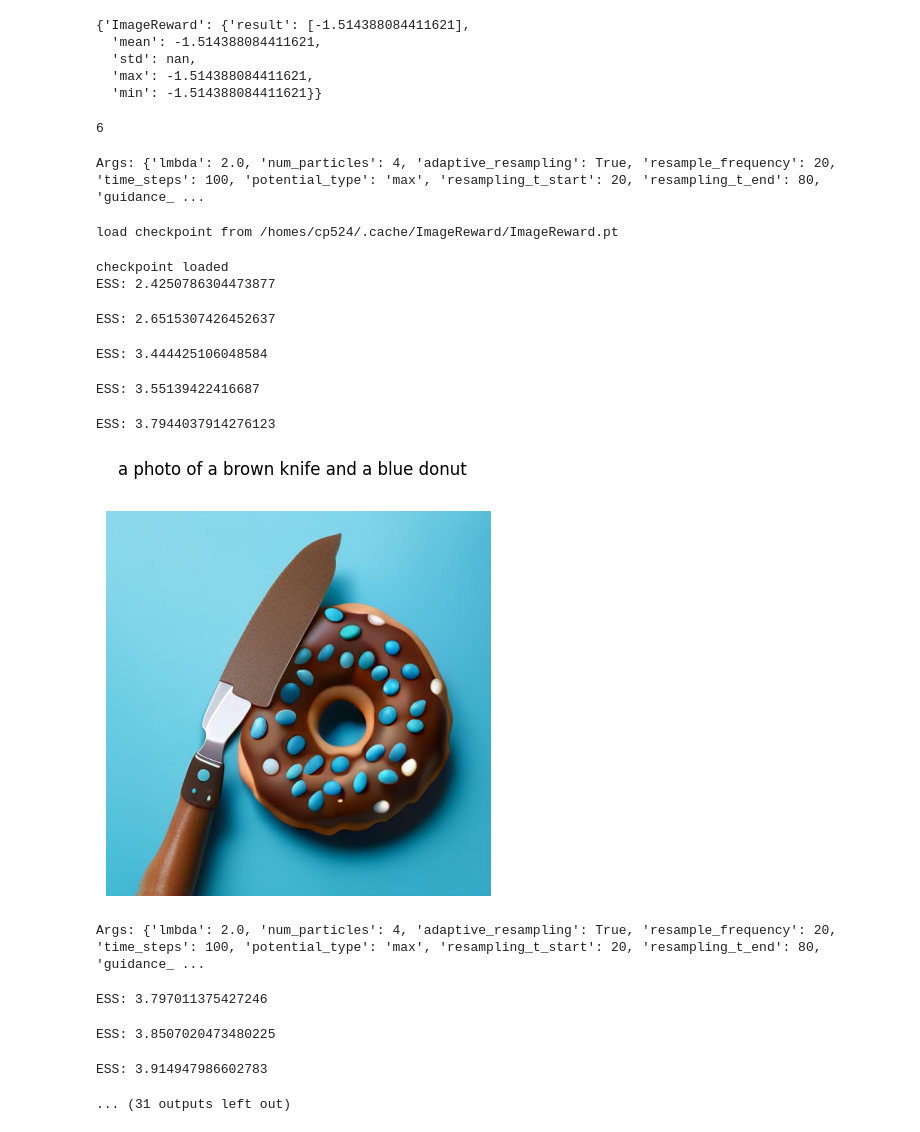
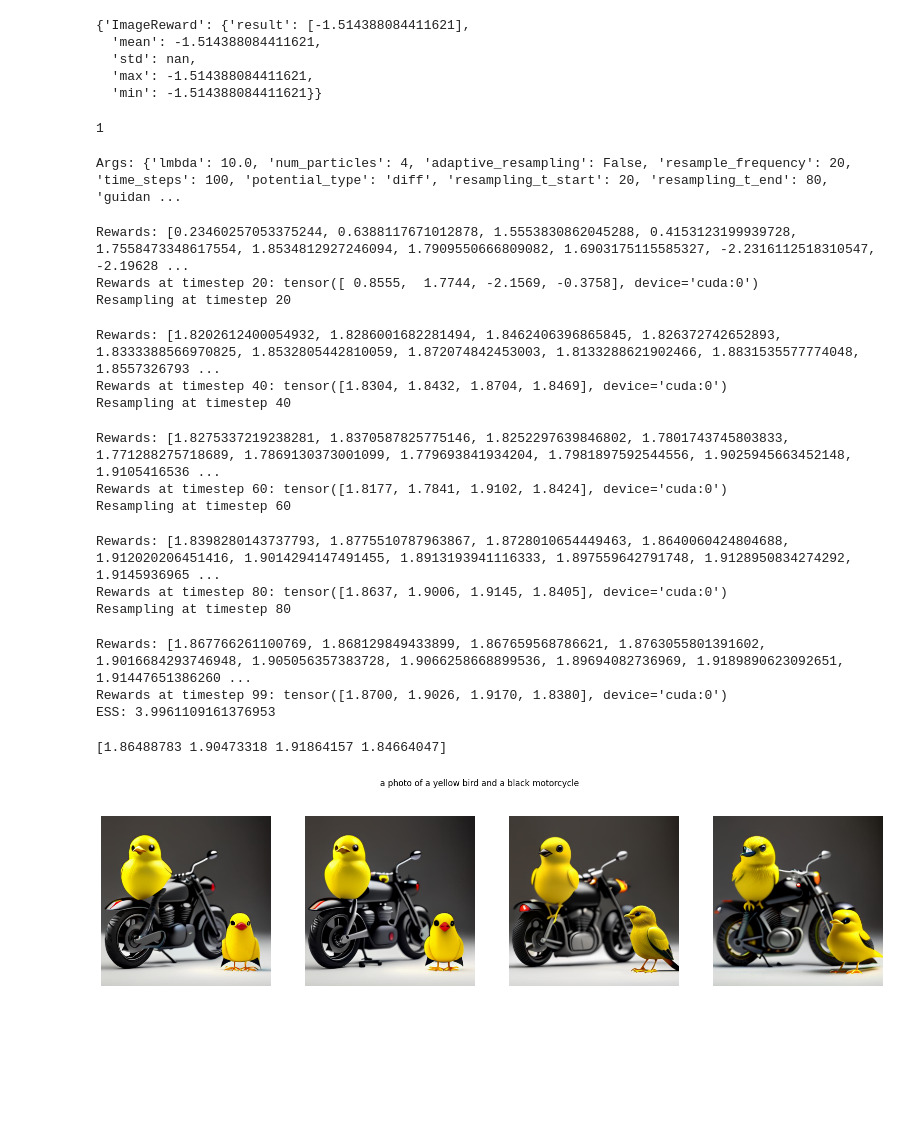
Before and after one commit to chinmay8bit/Fk-Diffusion-Steering, a Jupyter notebook: text_to_image/playground_fksteering.ipynb, the cells around one changed output. Cells and saved outputs as stored; diff of their text form; code cells hidden in the pictures; blank space fills up the shorter version.

```diff
--- a/text_to_image/playground_fksteering.ipynb
+++ b/text_to_image/playground_fksteering.ipynb
@@ -113,18 +136,24 @@ checkpoint loaded
 # %%
 # add prompts for generation
 prompt_data = [
-    {"prompt": "a photo of a brown knife and a blue donut"},
-    {"prompt": "a photo of a blue clock and a white cup"},
-    {"prompt": "a photo of an orange cow and a purple sandwich"},
+    # {"prompt": "a photo of a brown knife and a blue donut"},
+    # {"prompt": "a photo of a blue clock and a white cup"},
+    # {"prompt": "a photo of an orange cow and a purple sandwich"},
     {"prompt": "a photo of a yellow bird and a black motorcycle"},
-    {"prompt": "a photo of a green tennis racket and a black dog"},
-    {"prompt": "a green stop sign in a red field"},
+    # {"prompt": "a photo of a green tennis racket and a black dog"},
+    # {"prompt": "a green stop sign in a red field"},
+    # {"prompt": "a photo of four giraffes"},
+    # {"prompt": "a photo of a white sandwich"},
+    # {"prompt": "a photo of a red dog"},
+    # {"prompt": "a photo of a brown giraffe and a white stop sign"},
+    # {"prompt": "a photo of a red orange and a purple broccoli"},
+    # {"prompt": "a photo of a bench left of a bear"},
 ]
 len(prompt_data)
 # %% [output]
-6
+1
 # %%
-show_best_particle = True
+show_best_particle = False
 # %%
 with open(score_path, "w") as score_f:
     for prompt_idx, item in enumerate(prompt_data):
@@ -141,7 +170,7 @@ with open(score_path, "w") as score_f:
             negative_prompt = "worst quality, low quality, low res, blurry, distortion, watermark, logo, signature, text, jpeg artifacts, signature, sketch, duplicate, ugly, identifying mark"
             images = pipeline(
                 prompt=prompt,
-                negative_prompt=[negative_prompt]*len(prompt),
+                # negative_prompt=[negative_prompt]*len(prompt),
                 height=img_size,
                 width=img_size,
                 guidance_scale=9.0,
@@ -160,45 +189,50 @@ with open(score_path, "w") as score_f:
         time_taken = end_time - start_time
 
         results = do_eval(prompt=prompt, images=images, metrics_to_compute=metrics_to_compute)
-        guidance_reward = np.array(results["ImageReward"]["result"])
+        guidance_reward = np.array(results[metrics_to_compute[0]]["result"])
+        print(guidance_reward)
         sorted_idx = np.argsort(guidance_reward)[::-1]
         images = [images[i] for i in sorted_idx]
 
         results['time_taken'] = time_taken.total_seconds()
         results['prompt'] = prompt
         results['prompt_index'] = prompt_idx
 
         image_fpath = os.path.join(images_path, f"{prompt_idx}.png")
         results['image_path'] = image_fpath
 
         score_f.write(json.dumps(results) + "\n")
 
         if show_best_particle:
             _, ax = plt.subplots(1, 1, figsize=(5, 5))
             ax.imshow(images[0])
             ax.axis("off")
         else:
             _, ax = plt.subplots(1, args.num_particles, figsize=(args.num_particles*5, 5))
             for i, image in enumerate(images):
                 ax[i].imshow(image)
                 ax[i].axis("off")
 
         plt.suptitle(prompt[0])
         plt.savefig(image_fpath)
         plt.show()
         plt.close()
 # %% [output]
-Args: {'lmbda': 2.0, 'num_particles': 4, 'adaptive_resampling': True, 'resample_frequency': 20, 'time_steps': 100, 'potential_type': 'max', 'resampling_t_start': 20, 'resampling_t_end': 80, 'guidance_ ...
+Args: {'lmbda': 10.0, 'num_particles': 4, 'adaptive_resampling': False, 'resample_frequency': 20, 'time_steps': 100, 'potential_type': 'diff', 'resampling_t_start': 20, 'resampling_t_end': 80, 'guidan ...
-load checkpoint from /homes/cp524/.cache/ImageReward/ImageReward.pt
+Rewards: [0.23460257053375244, 0.6388117671012878, 1.5553830862045288, 0.4153123199939728, 1.7558473348617554, 1.8534812927246094, 1.7909550666809082, 1.6903175115585327, -2.2316112518310547, -2.19628 ...
+Rewards at timestep 20: tensor([ 0.8555,  1.7744, -2.1569, -0.3758], device='cuda:0')
+Resampling at timestep 20
-checkpoint loaded
-ESS: 2.4250786304473877
+Rewards: [1.8202612400054932, 1.8286001682281494, 1.8462406396865845, 1.826372742652893, 1.8333388566970825, 1.8532805442810059, 1.872074842453003, 1.8133288621902466, 1.8831535577774048, 1.8557326793 ...
+Rewards at timestep 40: tensor([1.8304, 1.8432, 1.8704, 1.8469], device='cuda:0')
+Resampling at timestep 40
-ESS: 2.6515307426452637
+Rewards: [1.8275337219238281, 1.8370587825775146, 1.8252297639846802, 1.7801743745803833, 1.771288275718689, 1.7869130373001099, 1.779693841934204, 1.7981897592544556, 1.9025945663452148, 1.9105416536 ...
+Rewards at timestep 60: tensor([1.8177, 1.7841, 1.9102, 1.8424], device='cuda:0')
+Resampling at timestep 60
-ESS: 3.444425106048584
+Rewards: [1.8398280143737793, 1.8775510787963867, 1.8728010654449463, 1.8640060424804688, 1.912020206451416, 1.9014294147491455, 1.8913193941116333, 1.897559642791748, 1.9128950834274292, 1.9145936965 ...
+Rewards at timestep 80: tensor([1.8637, 1.9006, 1.9145, 1.8405], device='cuda:0')
+Resampling at timestep 80
-ESS: 3.55139422416687
+Rewards: [1.867766261100769, 1.868129849433899, 1.867659568786621, 1.8763055801391602, 1.9016684293746948, 1.905056357383728, 1.9066258668899536, 1.89694082736969, 1.9189890623092651, 1.91447651386260 ...
+Rewards at timestep 99: tensor([1.8700, 1.9026, 1.9170, 1.8380], device='cuda:0')
+ESS: 3.9961109161376953
-ESS: 3.7944037914276123
+[1.86488783 1.90473318 1.91864157 1.84664047]
-[figure, old version]
+[figure, new version]
-Args: {'lmbda': 2.0, 'num_particles': 4, 'adaptive_resampling': True, 'resample_frequency': 20, 'time_steps': 100, 'potential_type': 'max', 'resampling_t_start': 20, 'resampling_t_end': 80, 'guidance_ ...
-ESS: 3.797011375427246
-ESS: 3.8507020473480225
-ESS: 3.914947986602783
-... (31 outputs left out)
```
Also changed, not shown: parts of 3 cells of this notebook, 4 other files.
